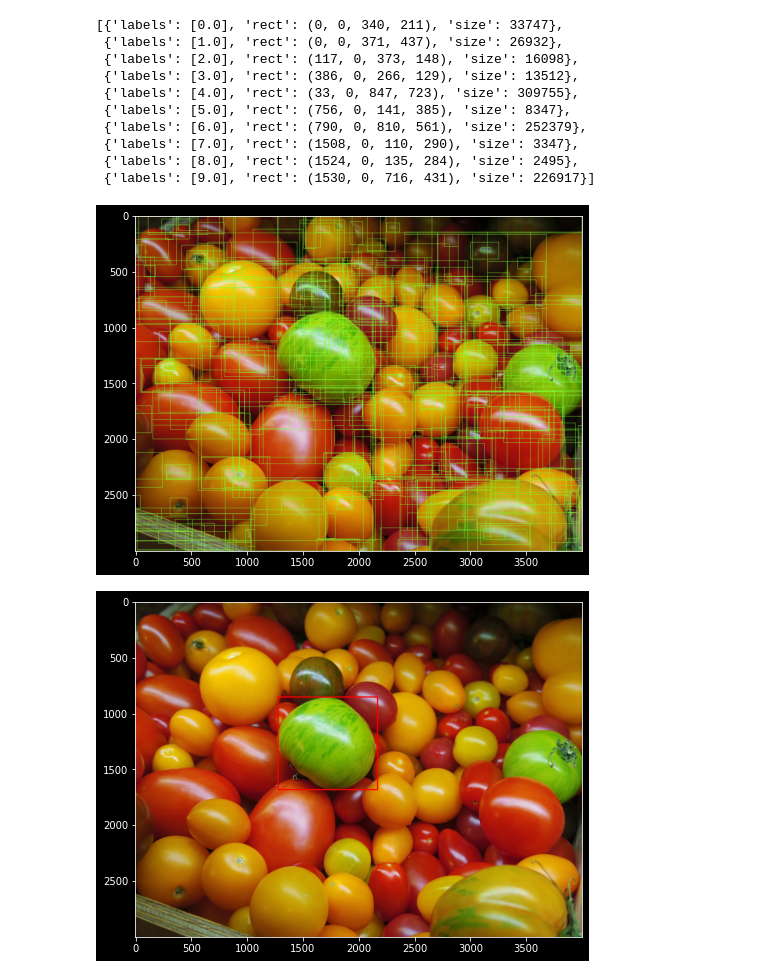
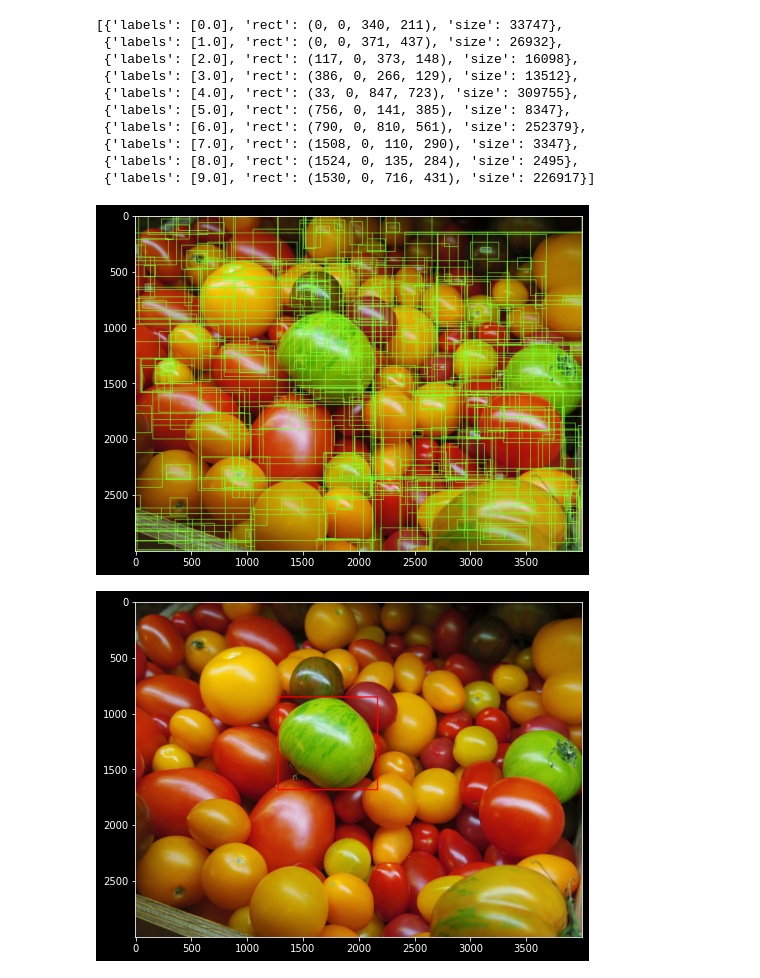
Before and after one commit to KimRass/warehouse, a Jupyter notebook: Data Science/Machine Learning/Computer Vision/Selective Search.ipynb, the cells around one changed output. Drawn from its saved outputs; the diff is of its cells as text; code cells hidden in the pictures.

```diff
--- a/Data Science/Machine Learning/Computer Vision/Selective Search.ipynb
+++ b/Data Science/Machine Learning/Computer Vision/Selective Search.ipynb
@@ -65,13 +65,13 @@ regions[:10]
 # %%
 cand_rects = [i["rect"] for i in regions]
 
 rgb_green = (125, 255, 51)
-img_rects = img_rgb.copy()
+temp = img_rgb.copy()
 for rect in cand_rects:
-    img_rects = cv2.rectangle(img=img_rects, pt1=(rect[0], rect[1]), pt2=(rect[0] + rect[2], rect[1] + rect[3]), color=rgb_green, thickness=2)
+    img_rects = cv2.rectangle(img=temp, pt1=(rect[0], rect[1]), pt2=(rect[0] + rect[2], rect[1] + rect[3]), color=rgb_green, thickness=4)
 
 plt.figure(figsize=(8, 8))
 plt.imshow(img_rects);
 # %% [output]
-[figure, old version]
+[figure, new version]
 # %%
```
Also changed, not shown: parts of 5 cells of this notebook.
